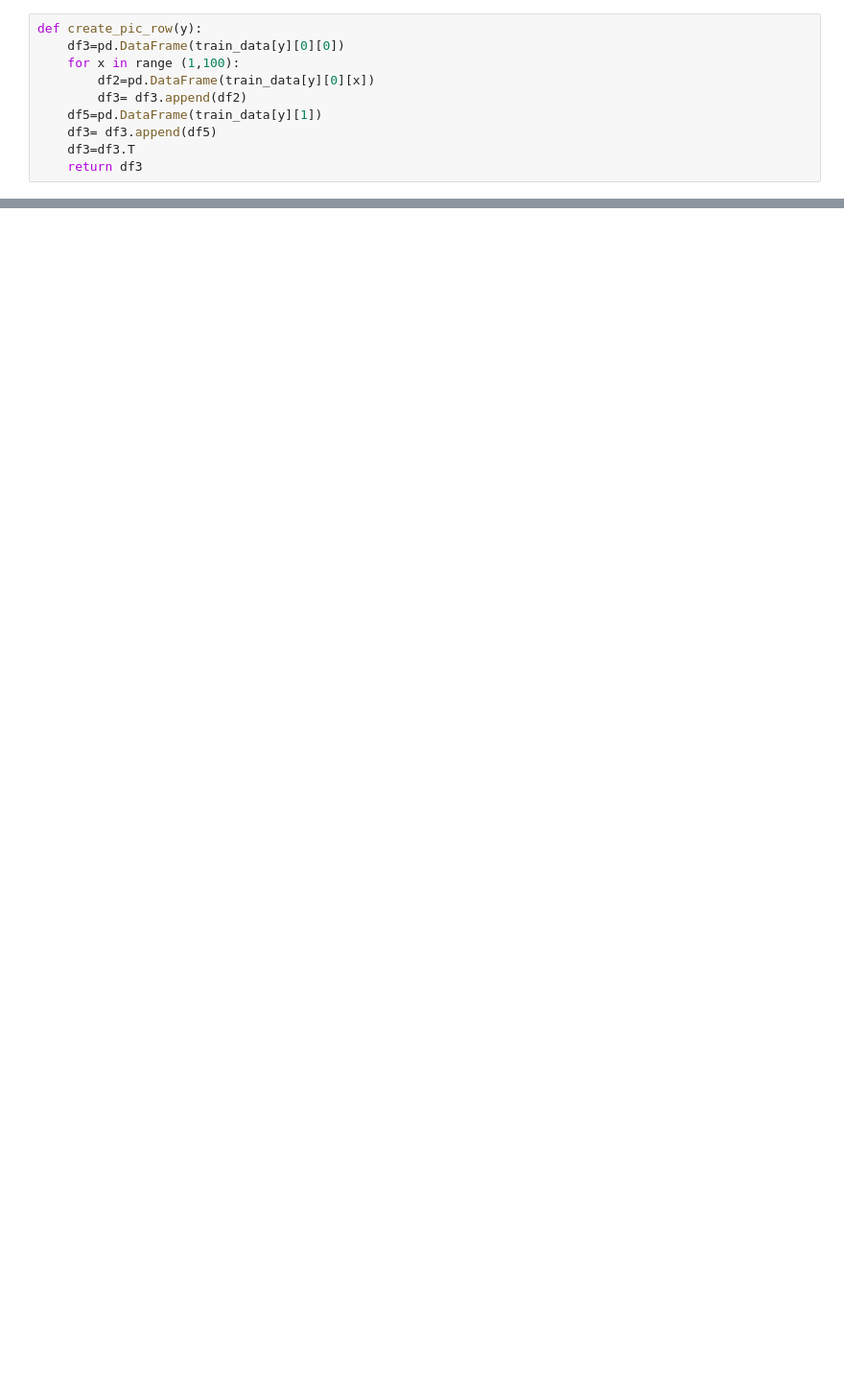
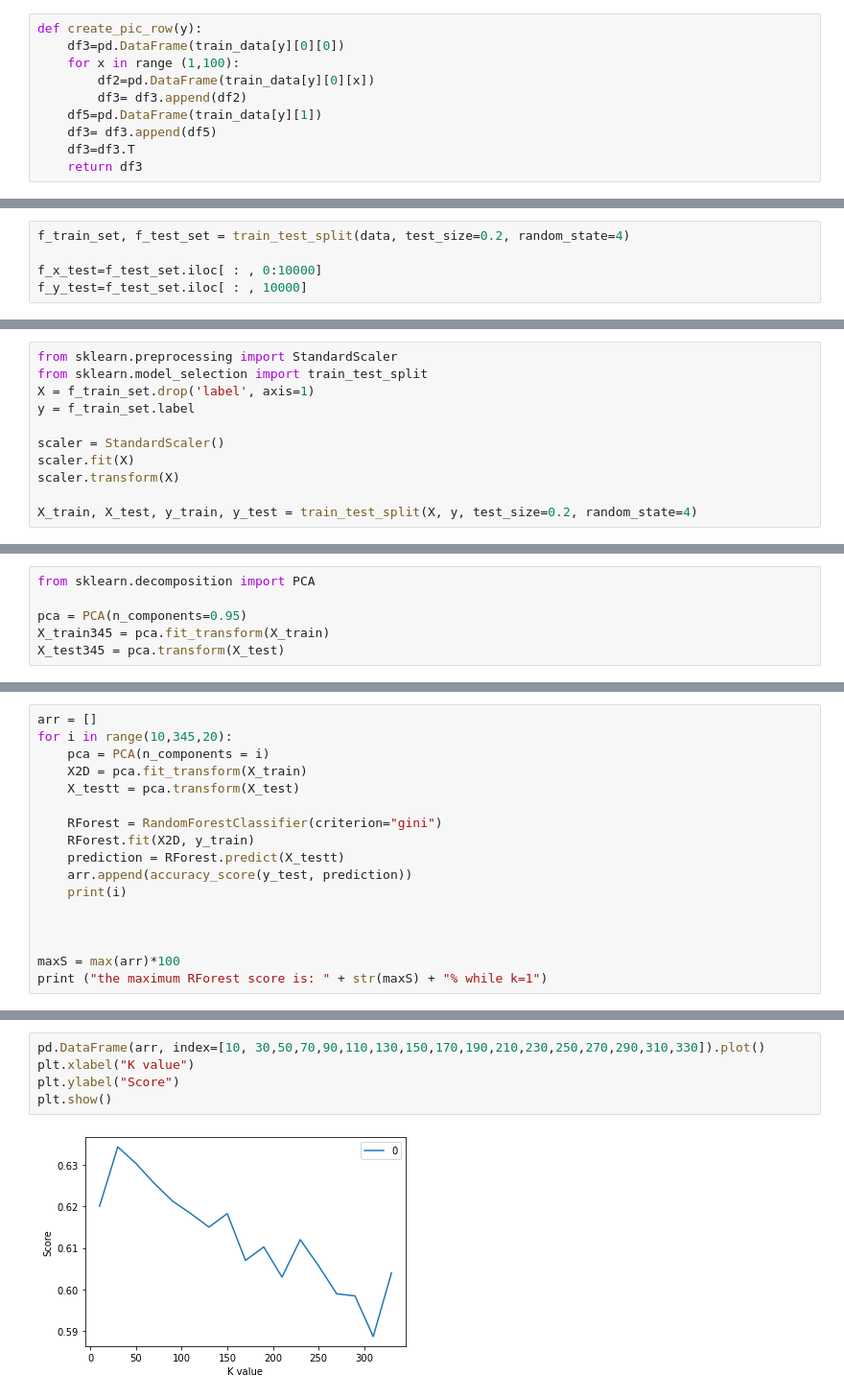
Before and after one commit to talaymeiz/data_science_final_project_2, a Jupyter notebook: dogs vs cats.ipynb, the cells around one changed output, grey strips where cells are left out. Shown at 96% size. Cells and saved outputs as stored; diff of their text form; blank space fills up the shorter version.

```diff
--- a/dogs vs cats.ipynb
+++ b/dogs vs cats.ipynb
@@ -374,0 +142,5 @@ TypeError: 'tuple' object is not callable
+# %%
+f_train_set, f_test_set = train_test_split(data, test_size=0.2, random_state=4)
+
+f_x_test=f_test_set.iloc[ : , 0:10000]
+f_y_test=f_test_set.iloc[ : , 10000]
@@ -374,0 +151,11 @@ TypeError: 'tuple' object is not callable
+# %%
+from sklearn.preprocessing import StandardScaler
+from sklearn.model_selection import train_test_split
+X = f_train_set.drop('label', axis=1)
+y = f_train_set.label
+
+scaler = StandardScaler()
+scaler.fit(X)
+scaler.transform(X)
+
+X_train, X_test, y_train, y_test = train_test_split(X, y, test_size=0.2, random_state=4)
@@ -374,0 +164,6 @@ TypeError: 'tuple' object is not callable
+# %%
+from sklearn.decomposition import PCA
+
+pca = PCA(n_components=0.95)
+X_train345 = pca.fit_transform(X_train)
+X_test345 = pca.transform(X_test)
@@ -374,0 +251,17 @@ TypeError: 'tuple' object is not callable
+# %%
+arr = []
+for i in range(10,345,20):
+    pca = PCA(n_components = i)
+    X2D = pca.fit_transform(X_train)
+    X_testt = pca.transform(X_test)
+
+    RForest = RandomForestClassifier(criterion="gini")
+    RForest.fit(X2D, y_train)
+    prediction = RForest.predict(X_testt)
+    arr.append(accuracy_score(y_test, prediction))
+    print(i)
+
+
+
+maxS = max(arr)*100
+print ("the maximum RForest score is: " + str(maxS) + "% while k=1")
@@ -374,0 +287,7 @@ TypeError: 'tuple' object is not callable
+# %%
+pd.DataFrame(arr, index=[10, 30,50,70,90,110,130,150,170,190,210,230,250,270,290,310,330]).plot()
+plt.xlabel("K value")
+plt.ylabel("Score")
+plt.show()
+# %% [output]
+[figure, added]
```
Also changed, not shown: parts of 75 cells of this notebook.
